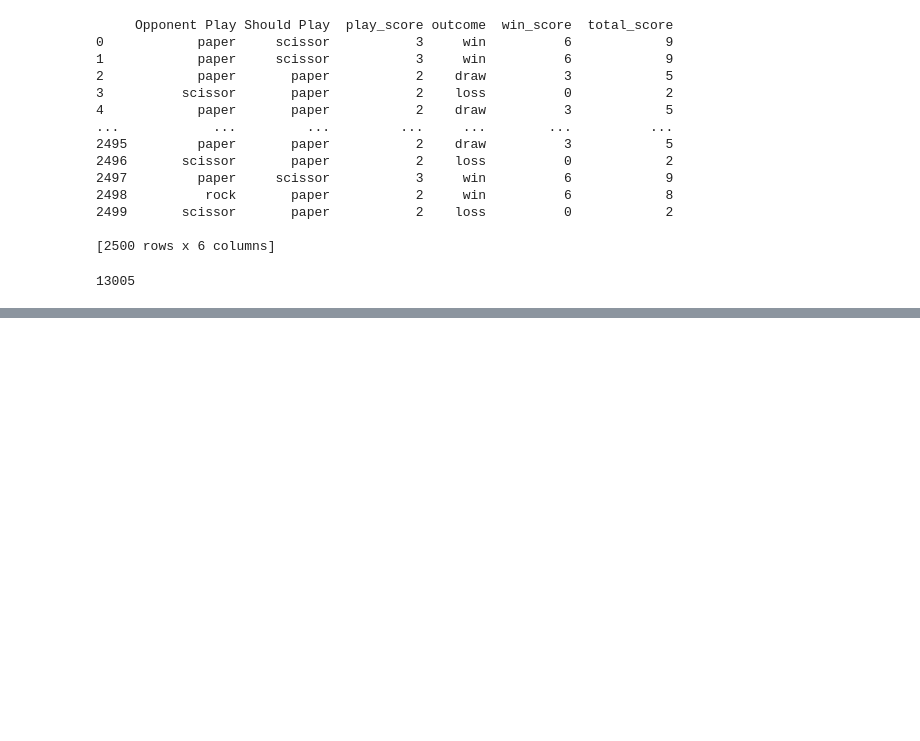
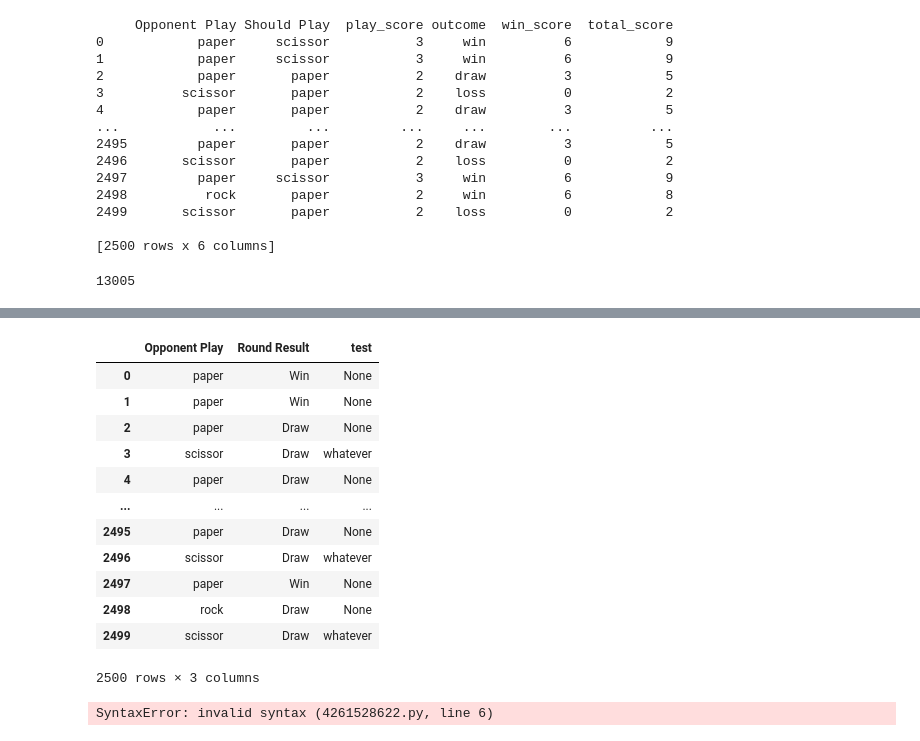
Before and after one commit to Bunghoolio/2022, a Jupyter notebook: Day 2/Day2_MCW.ipynb, the cells around one changed output, grey strips where cells are left out. Saved outputs shown, nothing was run; the diff lists cells and outputs as text; code cells hidden in the pictures; blank space fills up the shorter version.

```diff
--- a/Day 2/Day2_MCW.ipynb
+++ b/Day 2/Day2_MCW.ipynb
@@ -4,7 +4,7 @@ import pandas as pd
 import math
 # %%
 df_rps = pd.read_csv('StrategyGuide.txt', header = None, sep = ' ',names = ['Opponent Play','Should Play'])
-
+df_rps2 = pd.read_csv('StrategyGuide.txt', header = None, sep = ' ',names = ['Opponent Play','Round Result'])
 
 print(df_rps)
 # %% [output]
@@ -154,0 +174,3 @@ sum(df_rps['total_score'])
+# %%
+
+df_rps2 = df_rps2.replace(['A','B','C','X','Y','Z'], ['rock','paper','scissor','Loss','Draw','Win'])
@@ -154,0 +194,51 @@ sum(df_rps['total_score'])
+# %%
+df_test = df_rps2.copy()
+
+def test_udf(col):
+    if col == 'scissor':
+        return 'whatever'
+
+df_test['test'] = df_test['Opponent Play'].apply(lambda x: test_udf(x))
+# %%
+df_test
+# %% [output]
+|  | Opponent Play | Round Result | test |
+| 0 | paper | Win | None |
+| 1 | paper | Win | None |
+| 2 | paper | Draw | None |
+| 3 | scissor | Draw | whatever |
+| 4 | paper | Draw | None |
+| ... | ... | ... | ... |
+| 2495 | paper | Draw | None |
+| 2496 | scissor | Draw | whatever |
+| 2497 | paper | Win | None |
+| 2498 | rock | Draw | None |
+| 2499 | scissor | Draw | whatever |
+2500 rows × 3 columns
+# %%
+for ind in df_rps2:
+    if df_rps2['Opponent Play'] == 'paper' & df_rps2['Round Result'] == 'Win':# ( 6 win + 3 scissors) ,
+        continue
+    elif df_rps2['Opponent Play'] == 'scissor' & df_rps2['Round Result'] == 'Win': # ( 6 win + 1 rock)
+        df_rps2['total_score'] = 7
+    elseif df_rps2['Opponent Play'] == 'rock' & df_rps2['Round Result'] == 'Win': # ( 6 win + 2 paper)
+         df_rps2['total_score'] = 8
+
+    elseif df_rps2['Opponent Play'] == 'scissors' & df_rps2['Round Result'] == 'Draw': # ( 3 Draw + 3 scissors)
+        then df_rps2['total_score'] = 6
+    elseif df_rps2['Opponent Play'] == 'rock' & df_rps2['Round Result'] == 'Draw': # ( 3 Draw + 1 rock)
+        then df_rps2['total_score'] = 4
+    elseif df_rps2['Opponent Play'] == 'paper' & df_rps2['Round Result'] == 'Draw': # ( 3 Draw + 2 paper)
+        then df_rps2['total_score'] = 5
+
+    elseif df_rps2['Opponent Play'] == 'scissors' & df_rps2['Round Result'] == 'Draw': # ( 0 Loss + 1 rock)
+        then df_rps2['total_score'] = 1
+    elseif df_rps2['Opponent Play'] == 'rock' & df_rps2['Round Result'] == 'Draw': # ( 0 Loss + 2 paper)
+        then df_rps2['total_score'] = 2
+
+    elseif df_rps2['Opponent Play'] == 'paper' & df_rps2['Round Result'] == 'Draw': # ( 0 Loss + 3 scissors)
+        then df_rps2['total_score'] = 3
+
+    else df_rps2['total_score'] = 0
+# %% [output]
+SyntaxError: invalid syntax (4261528622.py, line 6)
```
Also changed, not shown: parts of 6 cells of this notebook.
